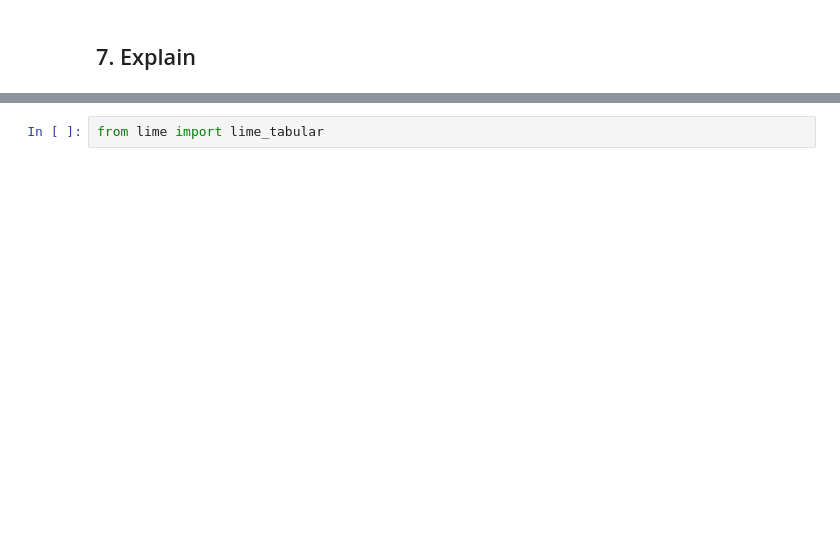
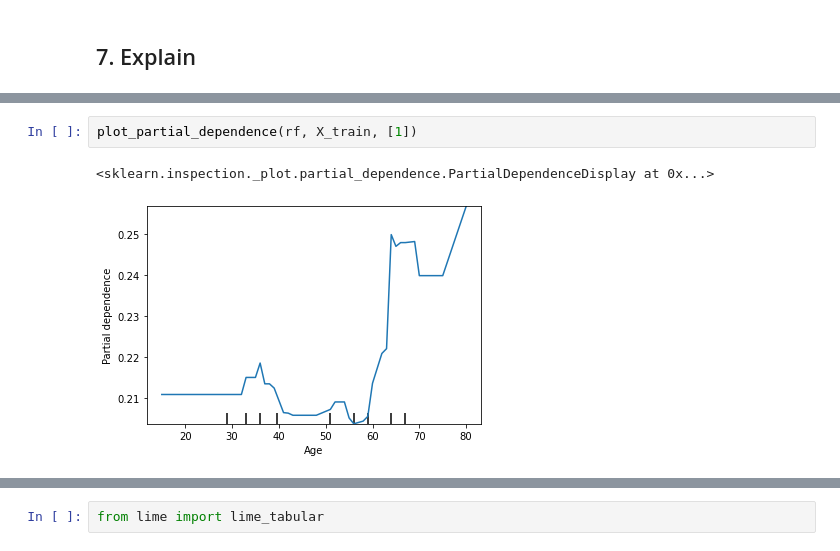
Before and after one commit to wuhanstudio/notebooks, a Jupyter notebook: _notebooks/2020-06-03-covid.ipynb, the cells around one changed output, grey strips where cells are left out. Saved outputs shown, nothing was run; the diff lists cells and outputs as text; blank space fills up the shorter version.

```diff
--- a/_notebooks/2020-06-03-covid.ipynb
+++ b/_notebooks/2020-06-03-covid.ipynb
@@ -770,0 +890,5 @@ F1:  0.8
+# %%
+plot_partial_dependence(rf, X_train, [1])
+# %% [output]
+<sklearn.inspection._plot.partial_dependence.PartialDependenceDisplay at 0x...>
+[figure, added]
```
Also changed, not shown: parts of 111 cells of this notebook.
